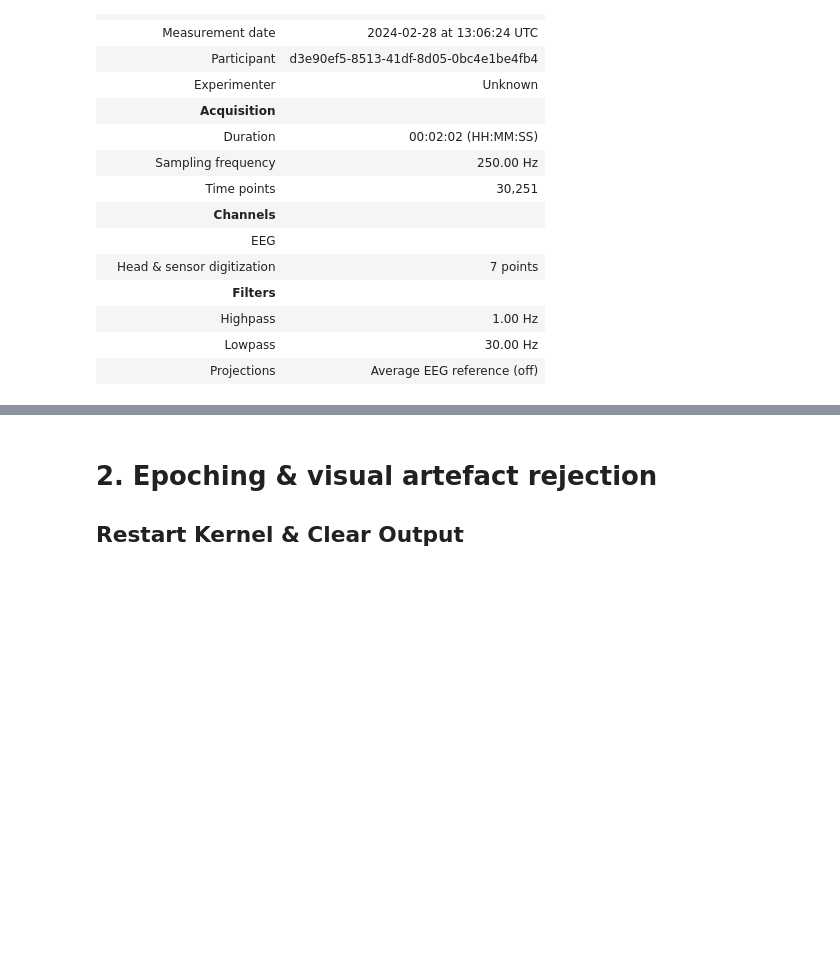
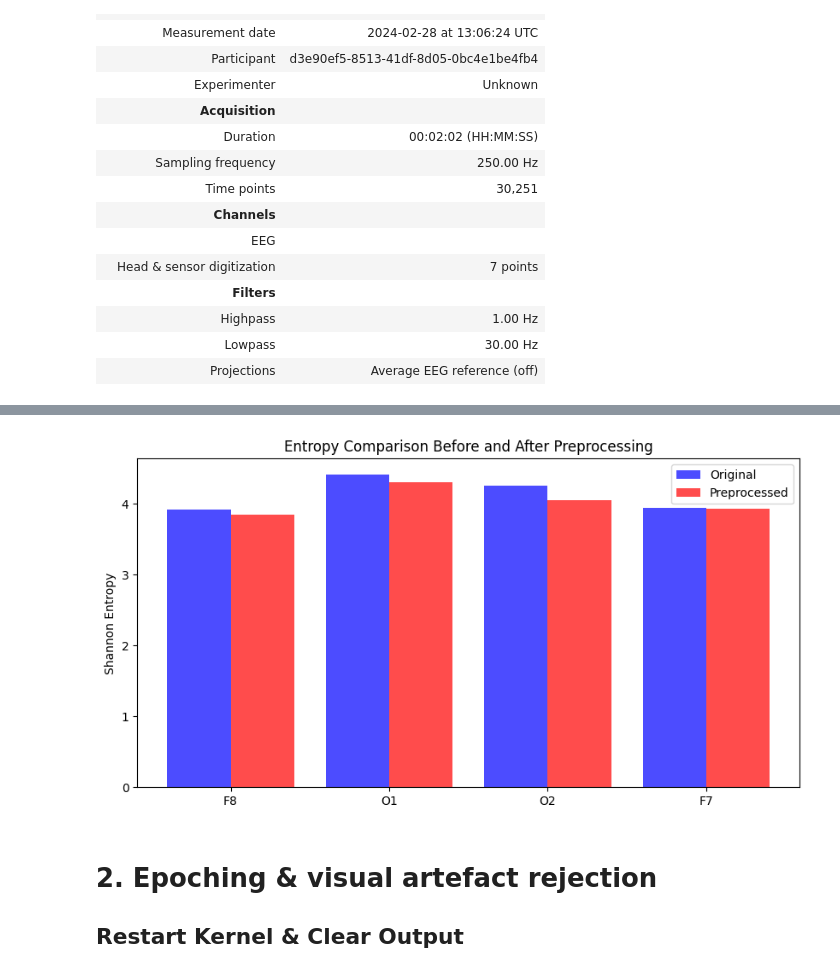
Before and after one commit to tanoManzo/EEG_2025, a Jupyter notebook: Preproc_raws_EEG_Dreem.ipynb, the cells around one changed output, grey strips where cells are left out. Cells and saved outputs as stored; diff of their text form; code cells hidden in the pictures; blank space fills up the shorter version.

```diff
--- a/Preproc_raws_EEG_Dreem.ipynb
+++ b/Preproc_raws_EEG_Dreem.ipynb
@@ -311,3 +373,19 @@ Average reference projection was added, but has not been applied yet. Use the ap
+# %%
+import matplotlib.pyplot as plt
+
+channels = raw_orig.ch_names
+x = np.arange(len(channels))  # X-axis positions
+
+plt.figure(figsize=(10, 5))
+plt.bar(x - 0.2, entropy_orig, width=0.4, label="Original", color="blue", alpha=0.7)
+plt.bar(x + 0.2, entropy_preproc, width=0.4, label="Preprocessed", color="red", alpha=0.7)
+plt.xticks(x, channels)
+plt.ylabel("Shannon Entropy")
+plt.title("Entropy Comparison Before and After Preprocessing")
+plt.legend()
+plt.show()
+# %% [output]
+[figure, added]
 # %% [markdown]
 # 2. Epoching & visual artefact rejection
 ## Restart Kernel & Clear Output
```
Also changed, not shown: parts of 7 cells of this notebook.
